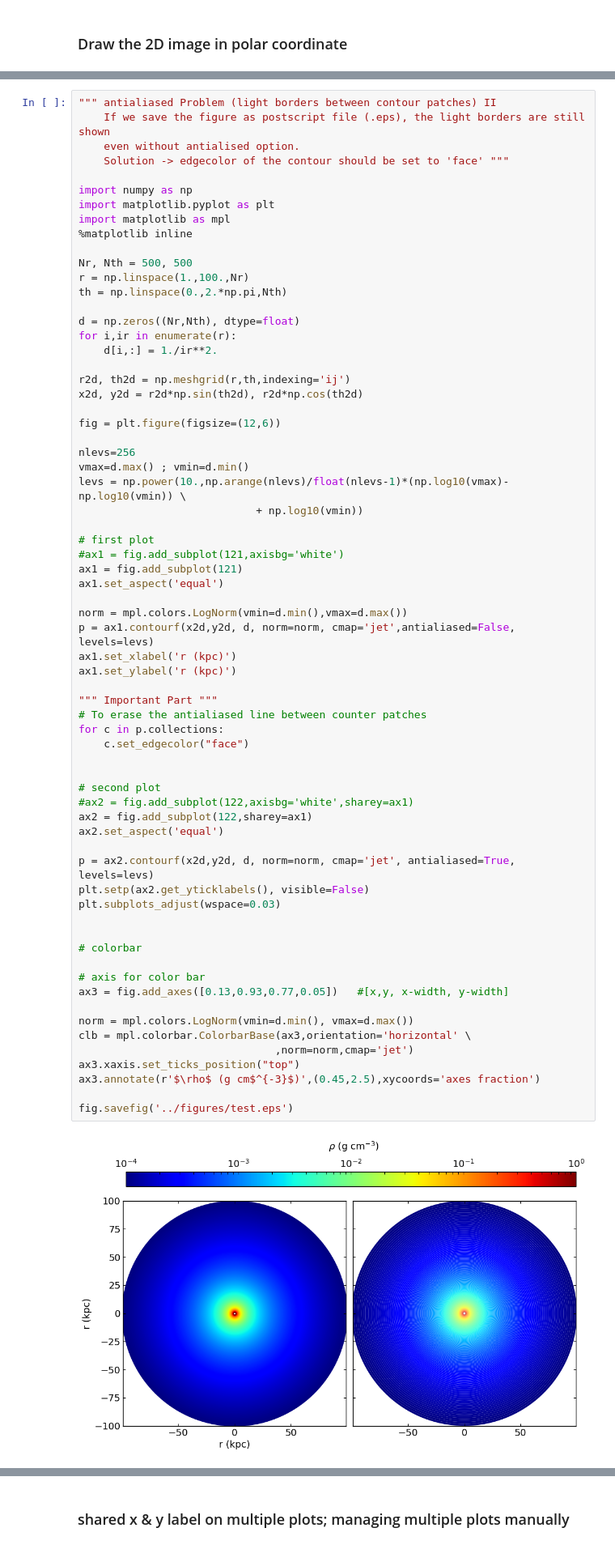
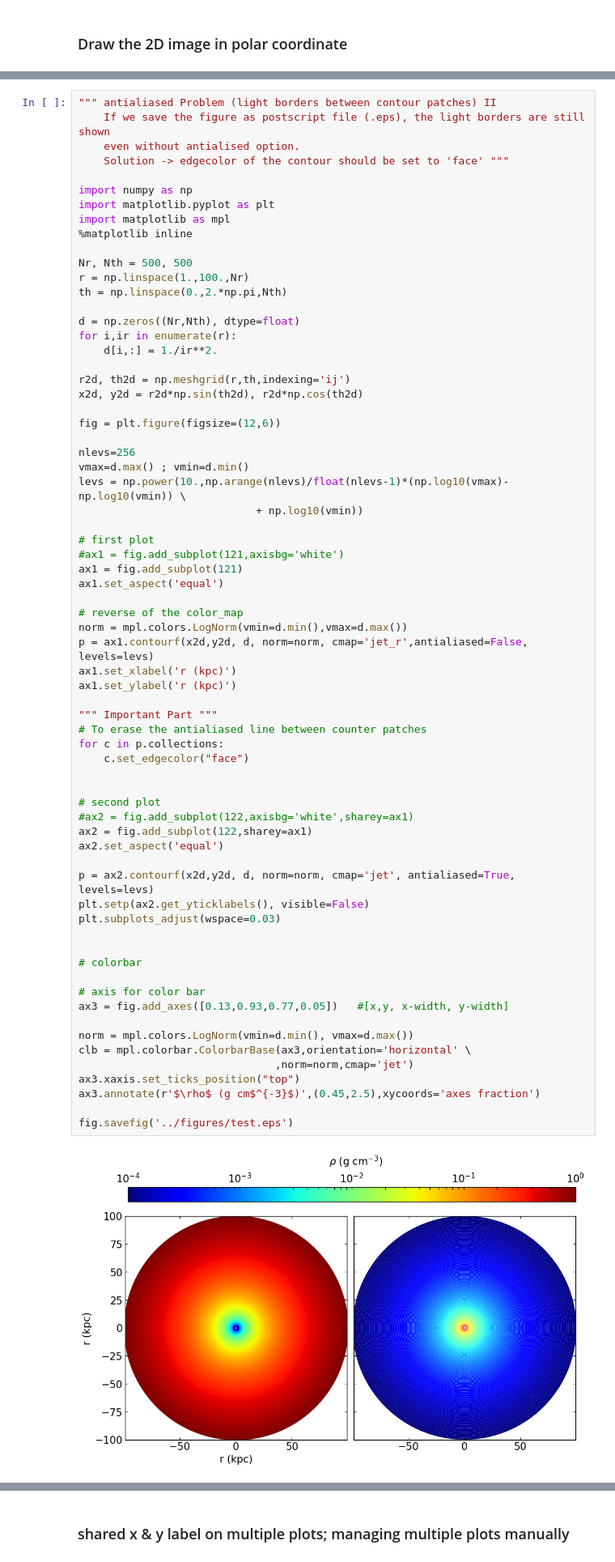
Before and after one commit to astrodoo/CodeExr, a Jupyter notebook: Python/ipynb/matplotlib3.ipynb, the cells around one changed output, grey strips where cells are left out. Shown at 81% size. Cells and saved outputs as stored; diff of their text form.

```diff
--- a/Python/ipynb/matplotlib3.ipynb
+++ b/Python/ipynb/matplotlib3.ipynb
@@ -427,41 +427,42 @@ levs = np.power(10.,np.arange(nlevs)/float(nlevs-1)*(np.log10(vmax)-np.log10(vmi
 ax1 = fig.add_subplot(121)
 ax1.set_aspect('equal')
 
+# reverse of the color_map
 norm = mpl.colors.LogNorm(vmin=d.min(),vmax=d.max())
-p = ax1.contourf(x2d,y2d, d, norm=norm, cmap='jet',antialiased=False, levels=levs)
+p = ax1.contourf(x2d,y2d, d, norm=norm, cmap='jet_r',antialiased=False, levels=levs)
 ax1.set_xlabel('r (kpc)')
 ax1.set_ylabel('r (kpc)')
 
 """ Important Part """
 # To erase the antialiased line between counter patches
 for c in p.collections:
     c.set_edgecolor("face")
 
 
 # second plot
 #ax2 = fig.add_subplot(122,axisbg='white',sharey=ax1)
 ax2 = fig.add_subplot(122,sharey=ax1)
 ax2.set_aspect('equal')
 
 p = ax2.contourf(x2d,y2d, d, norm=norm, cmap='jet', antialiased=True, levels=levs)
 plt.setp(ax2.get_yticklabels(), visible=False)
 plt.subplots_adjust(wspace=0.03)
 
 
 # colorbar
 
 # axis for color bar
 ax3 = fig.add_axes([0.13,0.93,0.77,0.05])   #[x,y, x-width, y-width]
 
 norm = mpl.colors.LogNorm(vmin=d.min(), vmax=d.max())
 clb = mpl.colorbar.ColorbarBase(ax3,orientation='horizontal' \
                                ,norm=norm,cmap='jet')
 ax3.xaxis.set_ticks_position("top")
 ax3.annotate(r'$\rho$ (g cm$^{-3}$)',(0.45,2.5),xycoords='axes fraction')
 
 fig.savefig('../figures/test.eps')
 # %% [output]
-[figure, old version]
+[figure, new version]
 # %%
 """ Contour non-uniform grid data """
 
```
Also changed, not shown: parts of 13 cells of this notebook, 9 other files.
